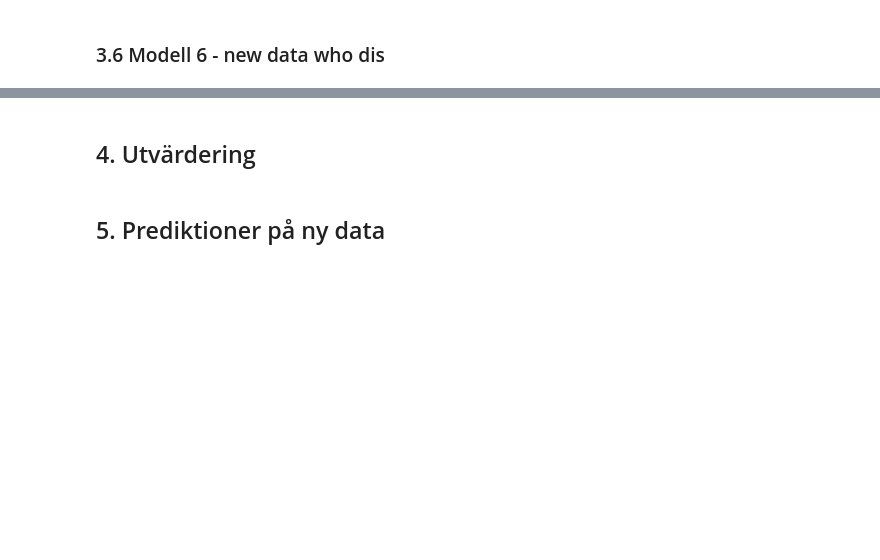
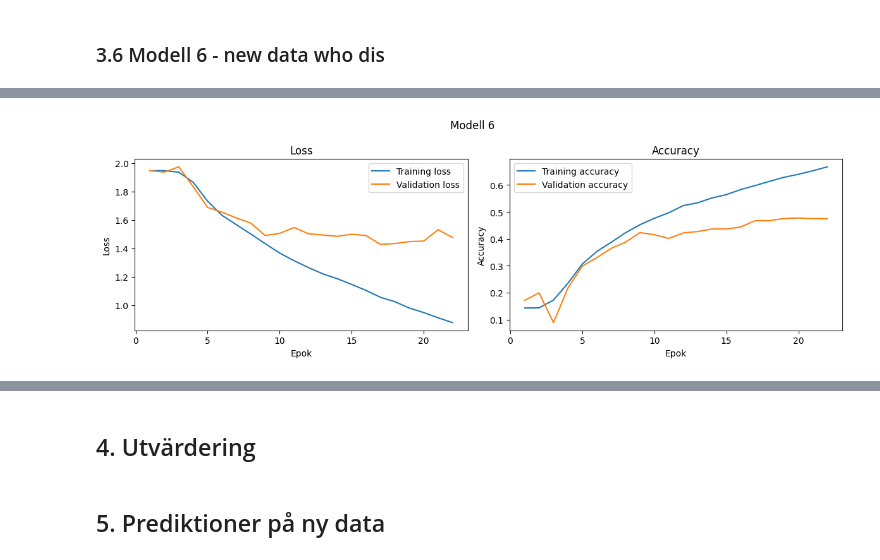
Before and after one commit to josefinoleryd/facial-expression-cnn, a Jupyter notebook: model-experiments-and-report.ipynb, the cells around one changed output, grey strips where cells are left out. Drawn from its saved outputs; the diff is of its cells as text; code cells hidden in the pictures; blank space fills up the shorter version.

```diff
--- a/model-experiments-and-report.ipynb
+++ b/model-experiments-and-report.ipynb
@@ -1671,0 +1902,36 @@ plot_history(history_4_4, title="Modell 4.4")
+# %%
+# Klona arkitekturen från Modell 4.4
+# Detta skapar ett helt tomt och rent "skal" med slumpmässiga startvikter
+model_6 = keras.models.clone_model(model_4_4)
+
+
+# Kompilera
+model_6.compile(
+    optimizer=keras.optimizers.Adam(learning_rate=0.001),
+    loss="sparse_categorical_crossentropy",
+    metrics=["accuracy"]
+)
+
+early_stopping_m6 = EarlyStopping(
+    monitor="val_loss",
+    patience=5,
+    restore_best_weights=True
+)
+# %%
+print("Startar träning av Modell 5 (Modell 4.4 men med fler disgust-bilder)")
+start_time_6 = time.time()
+
+# Tränar modellen och sparar träningsresultatet i en history-variabel
+history_6 = model_6.fit(
+    X_train_augmented,
+    y_train_augmented,
+    validation_data=(X_val_m2_scaled, y_val_m2),
+    epochs=45,
+    batch_size=32,
+    callbacks=[early_stopping_m6]
+)
+
+training_time_6 = time.time() - start_time_6
+m6_mins, m6_secs = divmod(training_time_6, 60)
+print(f"\nTräning avbruten/klar via Early Stopping")
+print(f"Total träningstid: {int(m6_mins)}m {int(m6_secs)}s")
@@ -1671,0 +1956,4 @@ plot_history(history_4_4, title="Modell 4.4")
+# %%
+plot_history(history_6, title="Modell 6")
+# %% [output]
+[figure, added]
```
Also changed, not shown: parts of 9 cells of this notebook.
